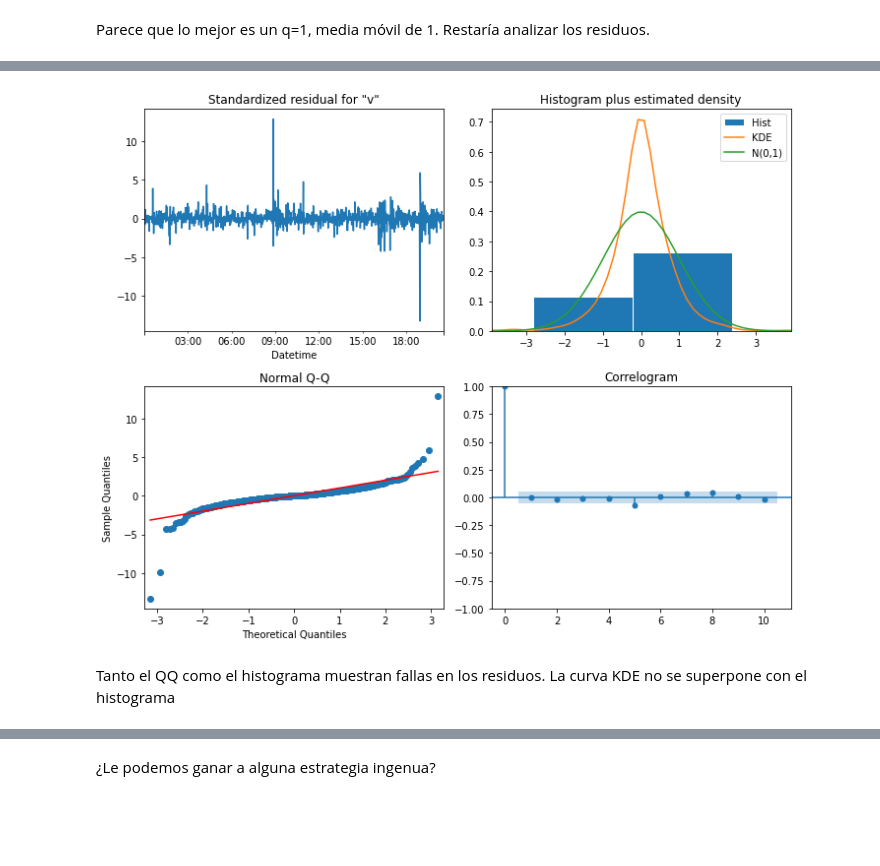
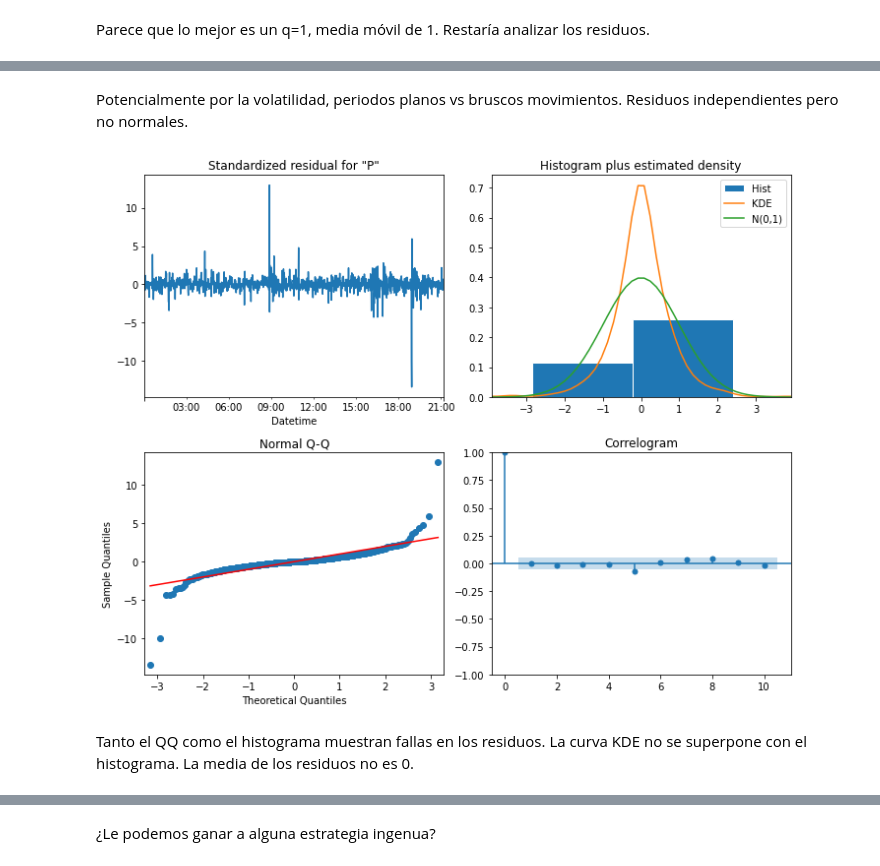
Before and after one commit to PabloSoligo2014/3670-UNLaM-CD, a Jupyter notebook: 09_TimeSeries/02_Ethereum(RW).ipynb, the cells around one changed output, grey strips where cells are left out. Drawn from its saved outputs; the diff is of its cells as text; code cells hidden in the pictures; blank space fills up the shorter version.

```diff
--- a/09_TimeSeries/02_Ethereum(RW).ipynb
+++ b/09_TimeSeries/02_Ethereum(RW).ipynb
@@ -189,13 +209,13 @@ result_df.loc[:5,:]
+# %% [markdown]
+Potencialmente por la volatilidad, periodos planos vs bruscos movimientos. Residuos independientes pero no normales.
 # %%
-p, q = result_df.loc[0].values[0]
-model = SARIMAX(train['values_diff'], order=(p,0,q), simple_differencing=False)
+p, q = result_df.iloc[0]["order"]
+model = SARIMAX(df_train['Price'], order=(p, d, q))
 model_fit = model.fit(disp=False)
-#print(model_fit.summary())
+model_fit.plot_diagnostics(figsize=(10, 8))
+plt.tight_layout()
+plt.show()
+# %% [output]
+[figure, added]
-# %%
-model_fit.plot_diagnostics(figsize=(10, 8))
-plt.tight_layout()
-plt.show()
-# %% [output]
-[figure, removed]
 # %% [markdown]
-Tanto el QQ como el histograma muestran fallas en los residuos. La curva KDE no se superpone con el histograma
+Tanto el QQ como el histograma muestran fallas en los residuos. La curva KDE no se superpone con el histograma. La media de los residuos no es 0.
```
Also changed, not shown: parts of 16 cells of this notebook, 5 other files.
